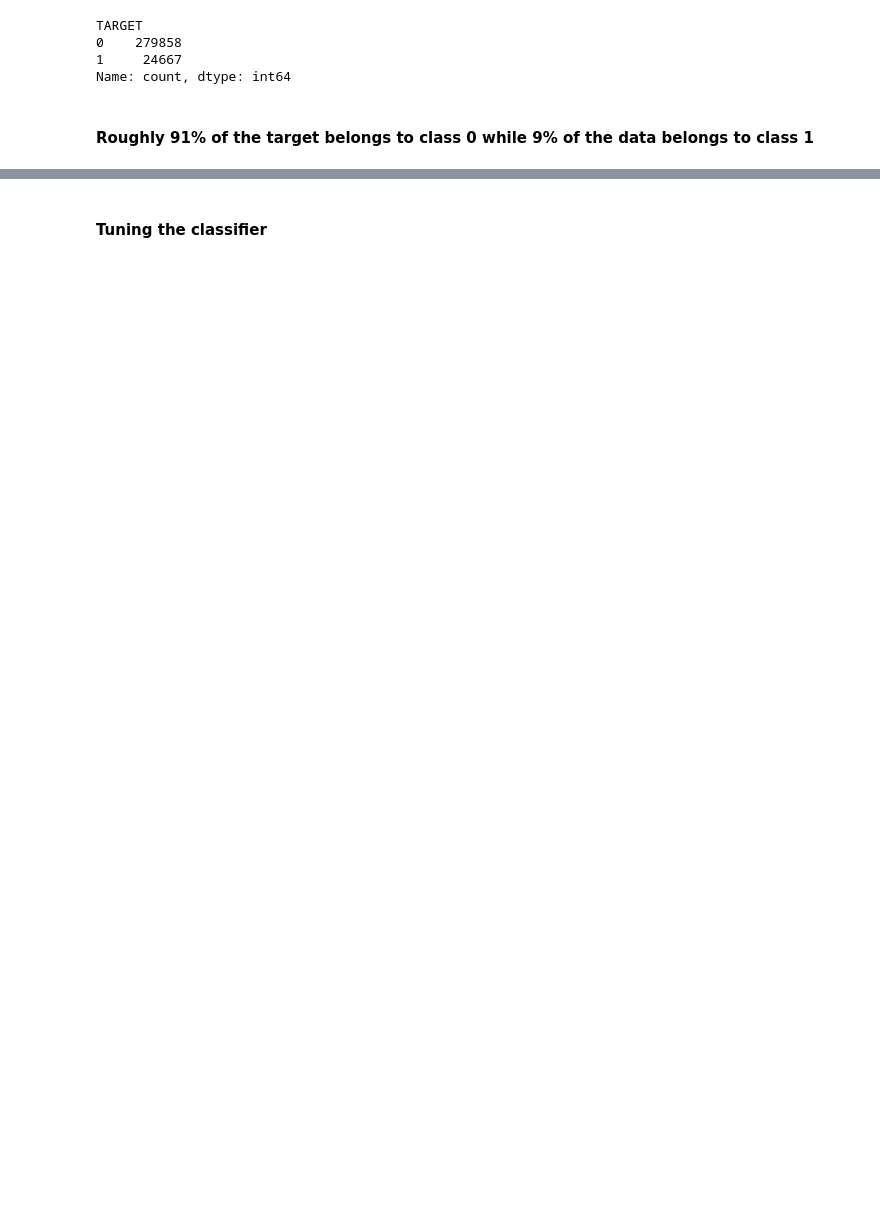
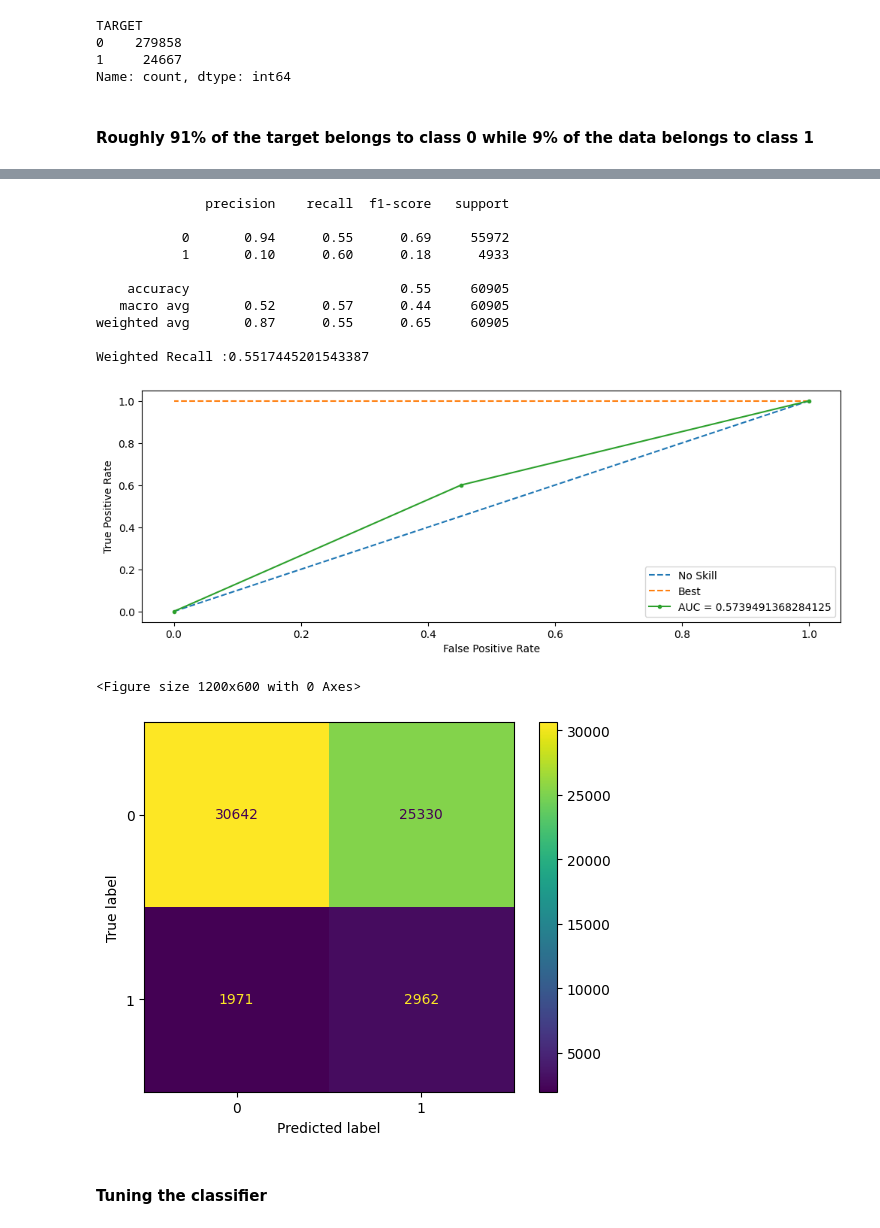
Before and after one commit to Abhijith-Nagarajan/Machine-Learning-Training, a Jupyter notebook: Classification/Loan_Defaulter_Risk_Analytics/loan-defaulter-sampling-modeling.ipynb, the cells around one changed output, grey strips where cells are left out. Saved outputs shown, nothing was run; the diff lists cells and outputs as text; code cells hidden in the pictures; blank space fills up the shorter version.

```diff
--- a/Classification/Loan_Defaulter_Risk_Analytics/loan-defaulter-sampling-modeling.ipynb
+++ b/Classification/Loan_Defaulter_Risk_Analytics/loan-defaulter-sampling-modeling.ipynb
@@ -106,4 +110,18 @@ def plot_roc_curve(Y_test,Y_pred):
     plt.legend()
     plt.show()
+# %%
+def evaluate_model(Y_test:pd.DataFrame, Y_pred:pd.DataFrame, is_threshold_used=False)->None:
+    print(metrics.classification_report(Y_test,Y_pred))
+    weighted_recall = metrics.recall_score(Y_test,Y_pred,average='weighted')
+    print(f'Weighted Recall :{weighted_recall}')
+    if not is_threshold_used:
+        plot_roc_curve(Y_test,Y_pred)
+    display_confusion_matrix(Y_test,Y_pred)
+# %%
+def build_model(classifier, X_train:pd.DataFrame, Y_train:pd.DataFrame, X_test: pd.DataFrame,
+                Y_test:pd.DataFrame)-> None:
+    classifier.fit(X_train,Y_train)
+    Y_pred = classifier.predict(X_test)
+    return (classifier,Y_pred)
 # %%
-logit_clf_balanced = LogisticRegression(solver='newton-cholesky',class_weight='balanced').fit(X_train,Y_train)
+logit_clf_balanced = LogisticRegression(solver='newton-cholesky',class_weight='balanced')
@@ -141,0 +128,2 @@ display_confusion_matrix(Y_test,Y_pred_balanced)
+# %%
+logit_clf_balanced, Y_pred_logit = build_model(logit_clf_balanced,X_train,Y_train,X_test,Y_test)
@@ -142,3 +140,19 @@ display_confusion_matrix(Y_test,Y_pred_balanced)
+# %%
+evaluate_model(Y_test,Y_pred_logit)
+# %% [output]
+              precision    recall  f1-score   support
+
+           0       0.94      0.55      0.69     55972
+           1       0.10      0.60      0.18      4933
+
+    accuracy                           0.55     60905
+   macro avg       0.52      0.57      0.44     60905
+weighted avg       0.87      0.55      0.65     60905
+
+Weighted Recall :0.5517445201543387
+[figure, added]
+<Figure size 1200x600 with 0 Axes>
+[figure, added]
 # %% [markdown]
 <h4> Tuning the classifier </h4>
 # %%
```
Also changed, not shown: parts of 135 cells of this notebook.
